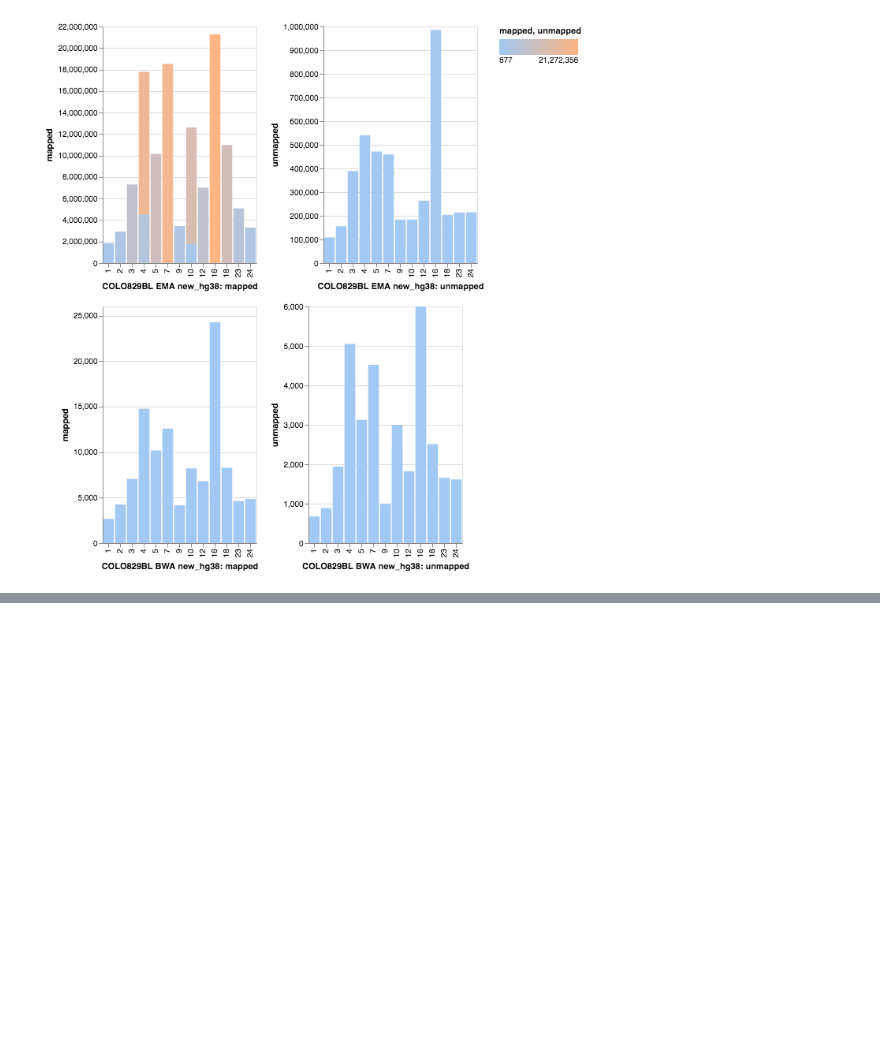
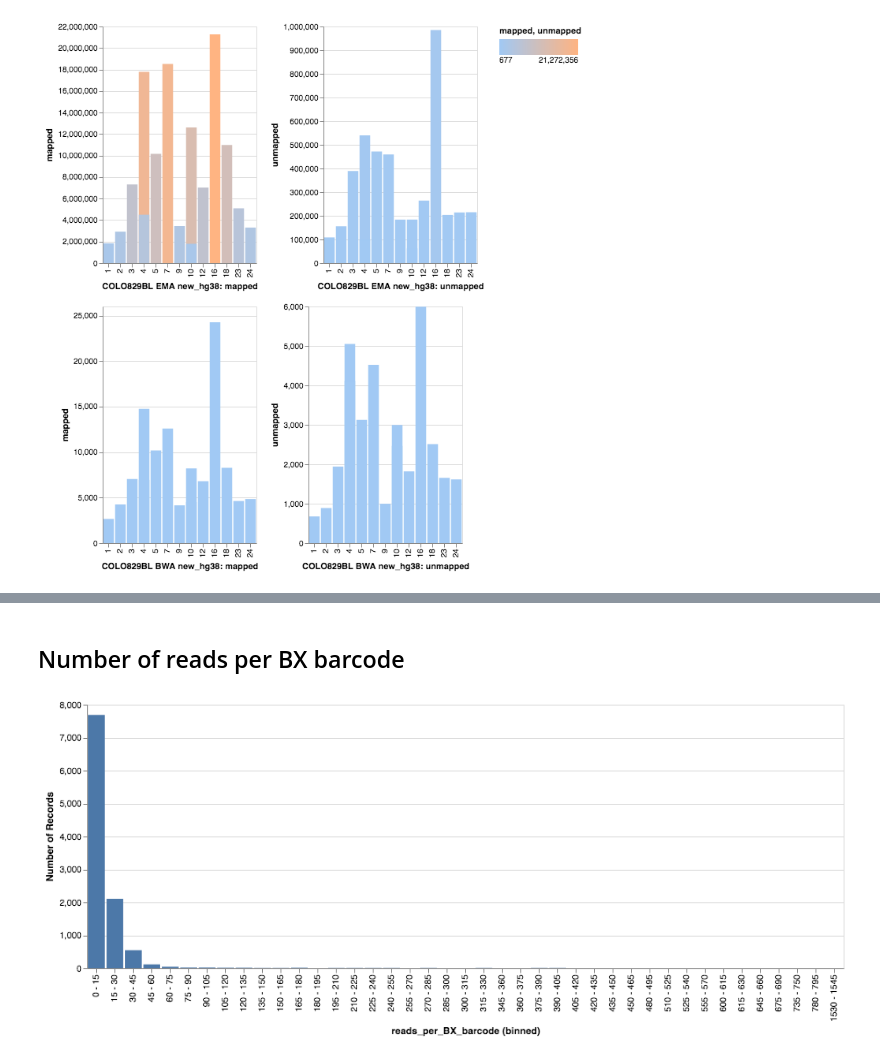
Before and after one commit to umccr/10x, a Jupyter notebook: telomeres/notebooks/counts.ipynb, the cells around one changed output, grey strips where cells are left out. Saved outputs shown, nothing was run; the diff lists cells and outputs as text; code cells hidden in the pictures; blank space fills up the shorter version.

```diff
--- a/telomeres/notebooks/counts.ipynb
+++ b/telomeres/notebooks/counts.ipynb
@@ -523,0 +572,11 @@ TODO:
+# %% [markdown]
+## Number of reads per BX barcode
+# %%
+linked_reads_molecules = alt.Chart(linked_reads_spans).mark_bar().encode(
+        alt.X(field='reads_per_BX_barcode', bin={"step": 15}, type='nominal'),
+        alt.Y('count()')
+)
+
+linked_reads_molecules
+# %% [output]
+[figure, added]
```
Also changed, not shown: parts of 16 cells of this notebook, 3 other files.
